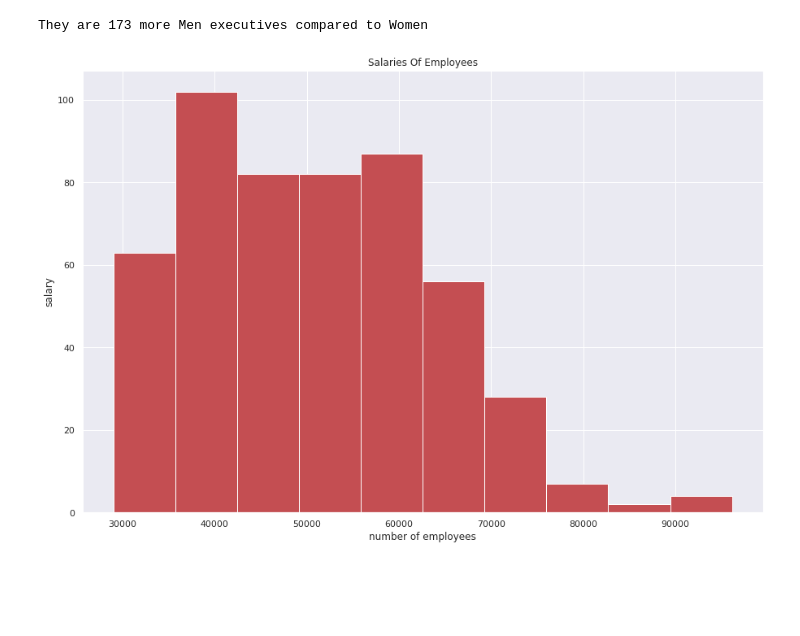
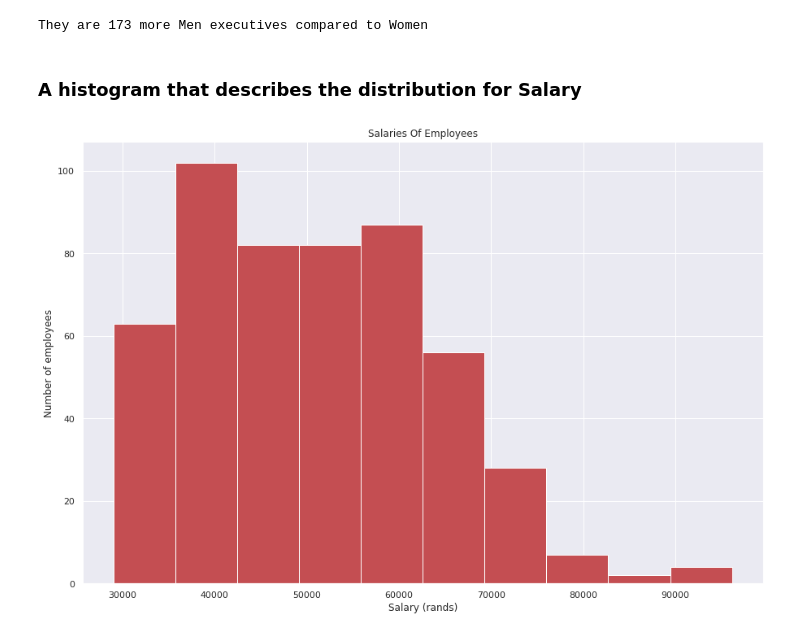
Before and after one commit to thabomayika/stat_thinking, a Jupyter notebook: stats_thinking.ipynb, the cells around one changed output. Saved outputs shown, nothing was run; the diff lists cells and outputs as text; code cells hidden in the pictures; blank space fills up the shorter version.

```diff
--- a/stats_thinking.ipynb
+++ b/stats_thinking.ipynb
@@ -160,14 +126,15 @@ df2
 print(f'They are {(df2)} more Men executives compared to Women')
 # %% [output]
 They are 173 more Men executives compared to Women
+# %% [markdown]
+### A histogram that describes the distribution for Salary
 # %%
 sns.set()
-#bin_edges = [0, 30000, 40000, 50000, 60000, 70000, 80000, 90000]
 plt.figure(figsize=(15,10))
 plt.hist(df['salary'], color='r', stacked=False, orientation='vertical')
-plt.ylabel('salary')
-plt.xlabel('number of employees')
+plt.xlabel('Salary (rands)')
+plt.ylabel('Number of employees')
 plt.title('Salaries Of Employees')
 plt.show()
 # %% [output]
-[figure, old version]
+[figure, new version]
```
Also changed, not shown: parts of 26 cells of this notebook.
